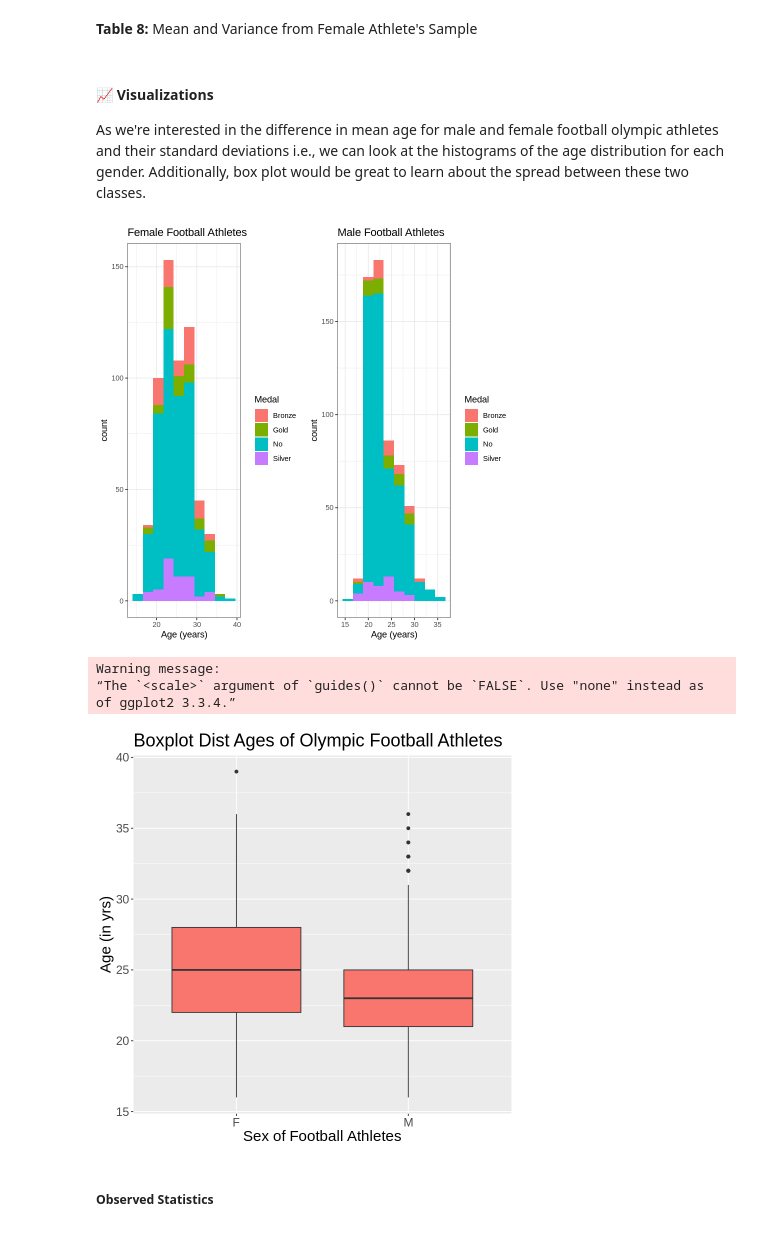
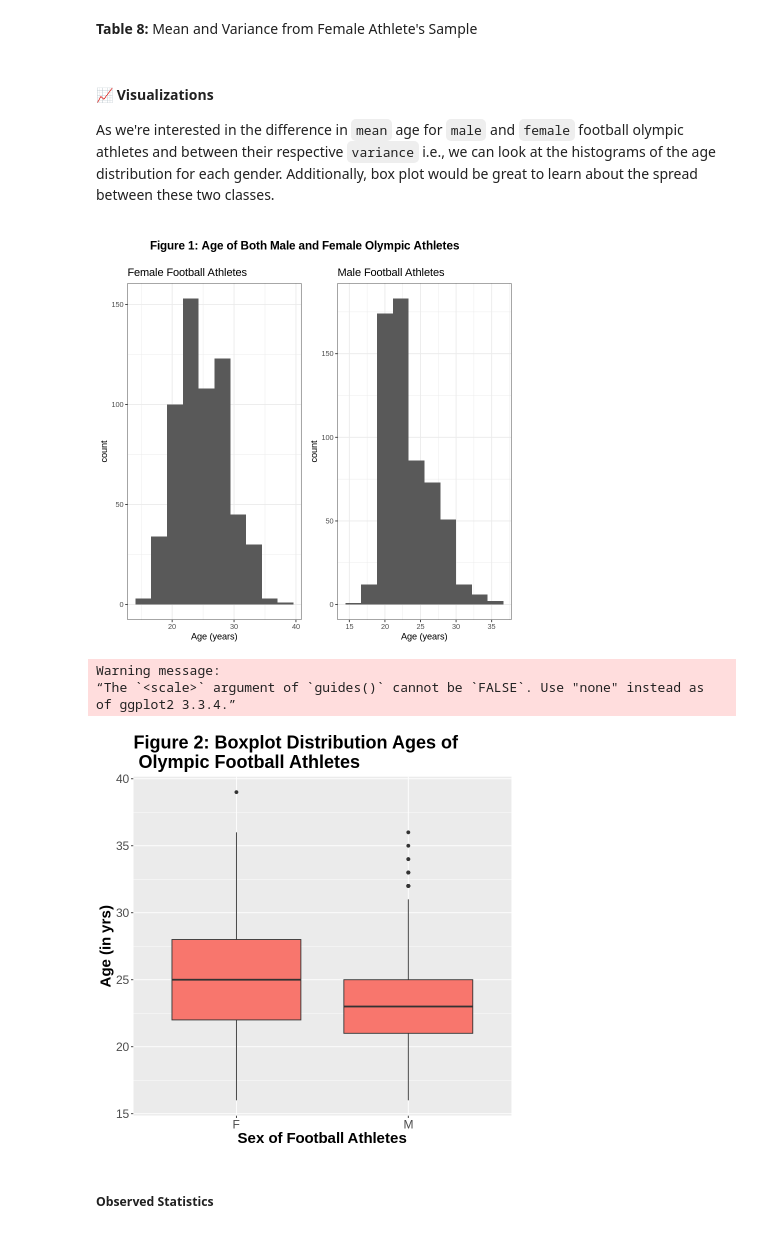
Before and after one commit to aron-bram/STAT-201-2023W1-GROUP-6, a Jupyter notebook: project-final-report.ipynb, the cells around one changed output. Drawn from its saved outputs; the diff is of its cells as text; code cells hidden in the pictures.

```diff
--- a/project-final-report.ipynb
+++ b/project-final-report.ipynb
@@ -198,10 +192,10 @@ A tibble: 6 × 3
 <b>Table 5:</b> Sample of Female atheletes from filtered football dataset
 # %%
 # combining sample for each gender and simplifying it as we don't care about medals won
-sample <- rbind(male_sample,female_sample) %>%
+football_sample <- rbind(male_sample,female_sample) %>%
             ungroup() %>%
             select(-c(Medal))
-head(sample)
+head(football_sample)
 # %% [output]
 A tibble: 6 × 2
 | Sex | Age |
@@ -241,37 +237,39 @@ A tibble: 1 × 2
 # %% [markdown]
 <h4> 📈 Visualizations</h4>
 
-As we're interested in the difference in mean age for male and female football olympic athletes and their standard deviations i.e., we can look at the histograms of the age distribution for each gender. Additionally, box plot would be great to learn about the spread between these two classes.
+As we're interested in the difference in `mean` age for `male` and `female` football olympic athletes and between their respective `variance` i.e., we can look at the histograms of the age distribution for each gender. Additionally, box plot would be great to learn about the spread between these two classes.
 # %%
 # filtering sample for female athletes and ploting the age distribution
 female_age_plot <- football_sample %>%
     filter(Sex == 'F') %>%
-    ggplot(aes(x=Age, fill = Medal)) +
+    ggplot(aes(x=Age)) +
     geom_histogram(bins = 10) +
     labs(title = "Female Football Athletes",
          x = "Age (years)") +
     theme_bw()
 
 # filtering sample for male athletes and ploting the age distribution
 male_age_plot <- football_sample %>%
     filter(Sex == 'M') %>%
-    ggplot(aes(x=Age, fill = Medal)) +
+    ggplot(aes(x=Age)) +
     geom_histogram(bins = 10) +
     labs(title = "Male Football Athletes",
          x = "Age (years)") +
     theme_bw()
 
 # comparing the distribution plots between the two genders
-age_comparison <- plot_grid(female_age_plot, male_age_plot, rel_widths = c(1, 1), rel_heights = c(1, 1))
+title <- ggdraw() + draw_label("Figure 1: Age of Both Male and Female Olympic Athletes ", fontface='bold')
+grid<- plot_grid(female_age_plot, male_age_plot, rel_widths = c(1, 1), rel_heights = c(1, 1))
+age_comparison <- plot_grid(title, grid,ncol=1, rel_heights=c(0.1, 1))
 age_comparison
 # %% [output]
-[figure, old version]
+[figure, new version]
 # %%
 boxplot <- football_sample %>%
             ggplot() +
             geom_boxplot(aes(Sex , Age, fill = "Blue")) +
-            theme(text = element_text(size = 18)) +
-            ggtitle("Boxplot Dist Ages of Olympic Football Athletes") +
+            theme(text = element_text(size = 18), title = element_text(face = "bold")) +
+            ggtitle("Figure 2: Boxplot Distribution Ages of \n Olympic Football Athletes") +
             xlab("Sex of Football Athletes") +
             ylab("Age (in yrs)") +
             guides(fill = FALSE)
@@ -280,6 +278,6 @@ boxplot
 Warning message:
 “The `<scale>` argument of `guides()` cannot be `FALSE`. Use "none" instead as
 of ggplot2 3.3.4.”
-[figure, old version]
+[figure, new version]
 # %% [markdown]
 <h5>Observed Statistics</h5>
```
Also changed, not shown: parts of 49 cells of this notebook.
